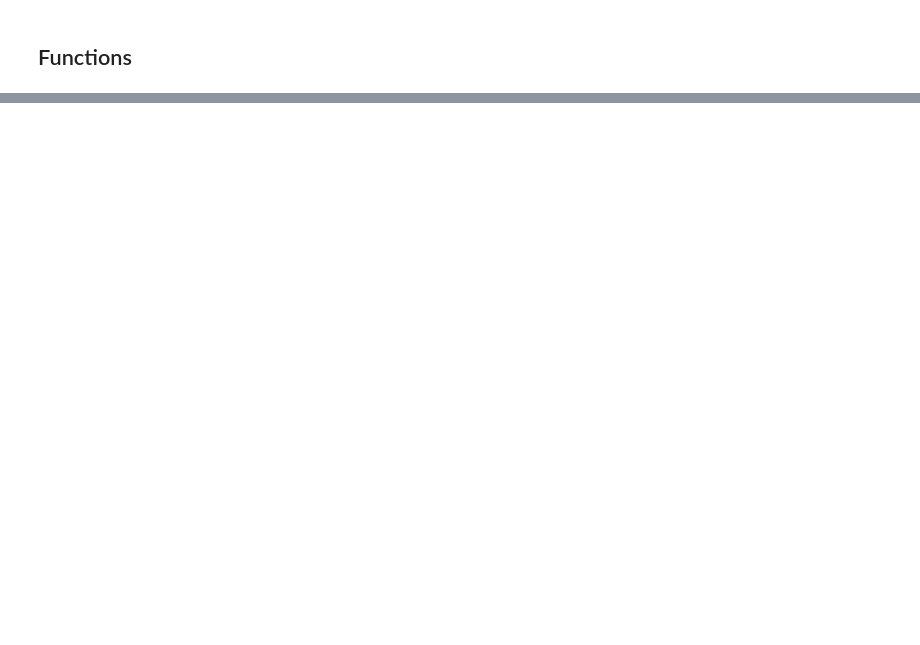
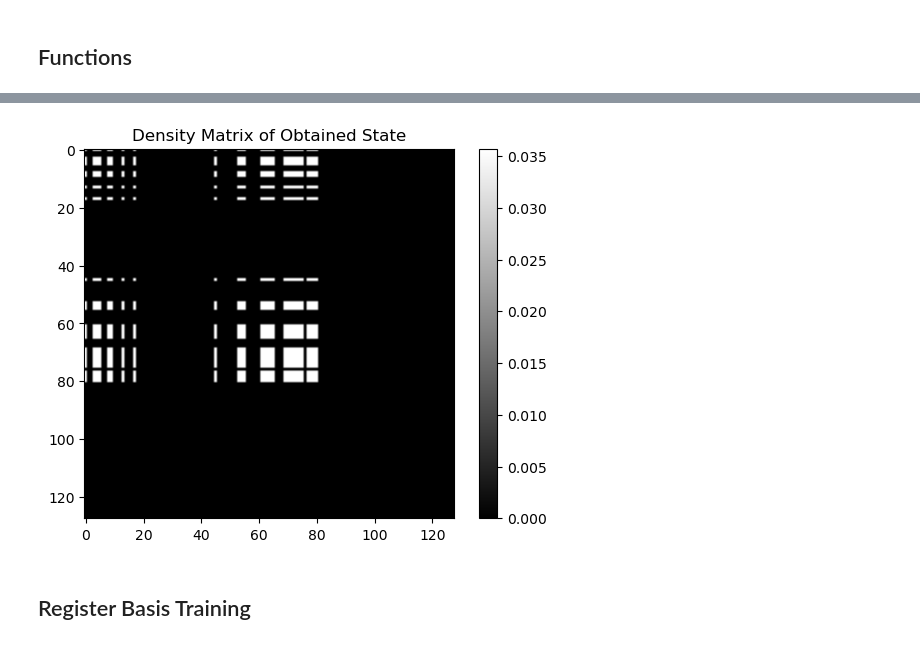
Before and after one commit to Ak-ash22/qcbm_hiwi, a Jupyter notebook: qcbm_project/hearts_work/custom_sim_work.ipynb, the cells around one changed output, grey strips where cells are left out. Saved outputs shown, nothing was run; the diff lists cells and outputs as text; code cells hidden in the pictures; blank space fills up the shorter version.

```diff
--- a/qcbm_project/hearts_work/custom_sim_work.ipynb
+++ b/qcbm_project/hearts_work/custom_sim_work.ipynb
@@ -25,10 +26,10 @@ Using Dtype: torch.float32
 # %% [markdown]
 ## Extracting Images
 # %%
-template_img = Image.open("/Users/akashmalemath/Documents/master_work/qcbm_hiwi/qcbm_project/bars_stripes_cat/heart_template.png").convert("L")
+template_img = Image.open("//Users/akashmalemath/Documents/master_work/qcbm_hiwi/qcbm_project/hearts_work/heart_template.png").convert("L")
 template_img = torch.tensor(np.array(template_img),dtype=dtype)/255.0
 print(f"Template Image Shape: {template_img.shape}")
-plt.imshow(template_img,cmap="gray")
+plt.imshow(template_img.real,cmap="gray")
 
 template_img = template_img.flatten()
 # %% [output]
@@ -251,0 +265,9 @@ output = model(init_state).real
+# %%
+plt.imshow(dm_template_img, cmap="gray")
+plt.title("Density Matrix of Obtained State")
+plt.colorbar()
+plt.show()
+# %% [output]
+[figure, added]
+# %% [markdown]
+## Register Basis Training
```
Also changed, not shown: parts of 26 cells of this notebook, 1 other file.
